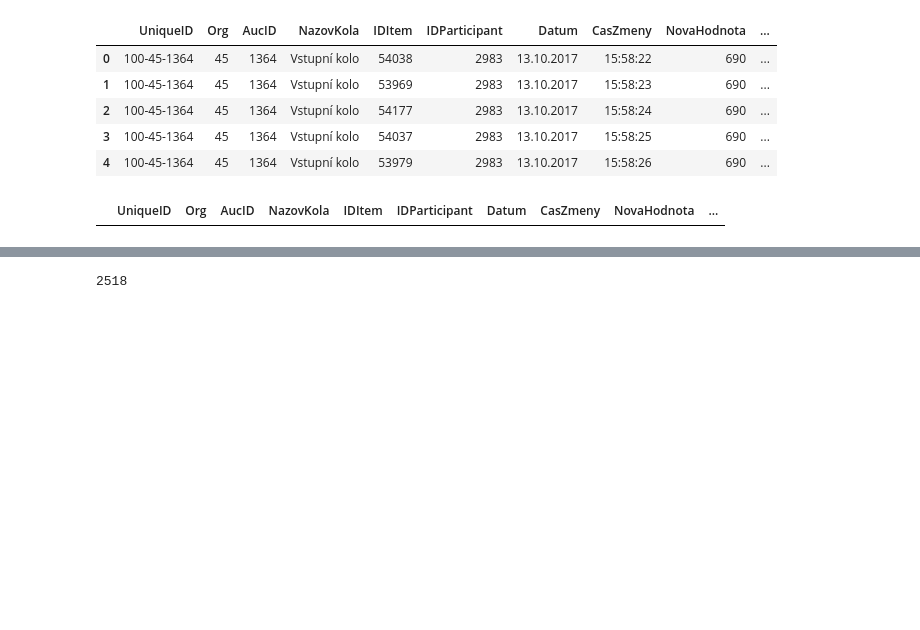
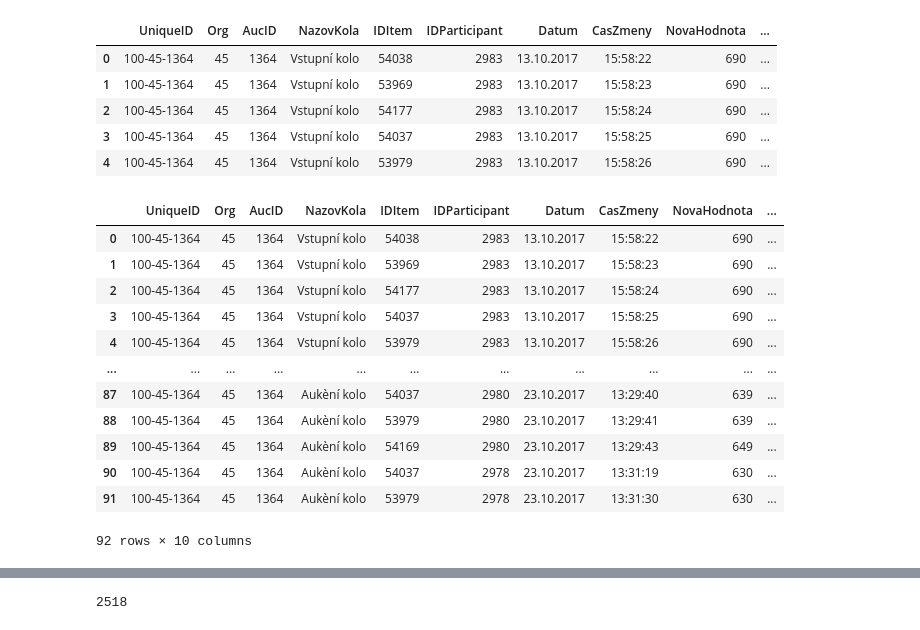
Before and after one commit to Sebion/ElektronickeObchodovanie, a Jupyter notebook: zadanie.ipynb, the cells around one changed output, grey strips where cells are left out. Saved outputs shown, nothing was run; the diff lists cells and outputs as text; code cells hidden in the pictures; blank space fills up the shorter version.

```diff
--- a/zadanie.ipynb
+++ b/zadanie.ipynb
@@ -173,13 +177,25 @@ bidy.head()
 | 3 | 100-45-1364 | 45 | 1364 | Vstupní kolo | 54037 | 2983 | 13.10.2017 | 15:58:25 | 690 | ... |
 | 4 | 100-45-1364 | 45 | 1364 | Vstupní kolo | 53979 | 2983 | 13.10.2017 | 15:58:26 | 690 | ... |
 # %%
-filtered_bidy = bidy[bidy['UniqueID'] =='1425-2-54']
+filtered_bidy = bidy[bidy['UniqueID'] == '100-45-1364']
 filtered_bidy
 # unique_participant_count = filtered_bidy['IDParticipant'].nunique()
 # print(unique_participant_count)
 # unique_item_count = filtered_bidy['IDItem'].nunique()
 # print(unique_item_count)
 #POZNAMKA
 #Niektore tu nesu organizacie preco ? zmazat ? alebocodopici
 # %% [output]
 |  | UniqueID | Org | AucID | NazovKola | IDItem | IDParticipant | Datum | CasZmeny | NovaHodnota | ... |
+| 0 | 100-45-1364 | 45 | 1364 | Vstupní kolo | 54038 | 2983 | 13.10.2017 | 15:58:22 | 690 | ... |
+| 1 | 100-45-1364 | 45 | 1364 | Vstupní kolo | 53969 | 2983 | 13.10.2017 | 15:58:23 | 690 | ... |
+| 2 | 100-45-1364 | 45 | 1364 | Vstupní kolo | 54177 | 2983 | 13.10.2017 | 15:58:24 | 690 | ... |
+| 3 | 100-45-1364 | 45 | 1364 | Vstupní kolo | 54037 | 2983 | 13.10.2017 | 15:58:25 | 690 | ... |
+| 4 | 100-45-1364 | 45 | 1364 | Vstupní kolo | 53979 | 2983 | 13.10.2017 | 15:58:26 | 690 | ... |
+| ... | ... | ... | ... | ... | ... | ... | ... | ... | ... | ... |
+| 87 | 100-45-1364 | 45 | 1364 | Aukèní kolo | 54037 | 2980 | 23.10.2017 | 13:29:40 | 639 | ... |
+| 88 | 100-45-1364 | 45 | 1364 | Aukèní kolo | 53979 | 2980 | 23.10.2017 | 13:29:41 | 639 | ... |
+| 89 | 100-45-1364 | 45 | 1364 | Aukèní kolo | 54169 | 2980 | 23.10.2017 | 13:29:43 | 649 | ... |
+| 90 | 100-45-1364 | 45 | 1364 | Aukèní kolo | 54037 | 2978 | 23.10.2017 | 13:31:19 | 630 | ... |
+| 91 | 100-45-1364 | 45 | 1364 | Aukèní kolo | 53979 | 2978 | 23.10.2017 | 13:31:30 | 630 | ... |
+92 rows × 10 columns
```
Also changed, not shown: parts of 8 cells of this notebook, 6 other files.
